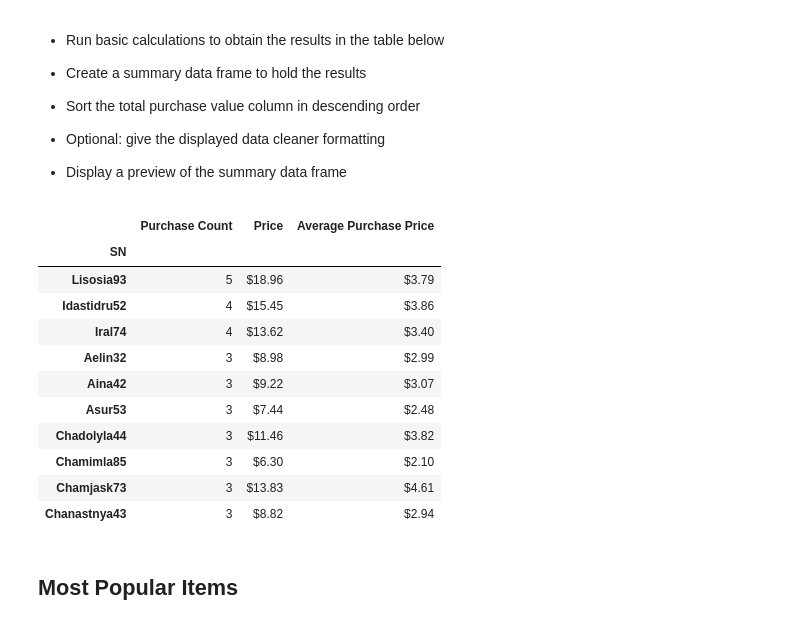
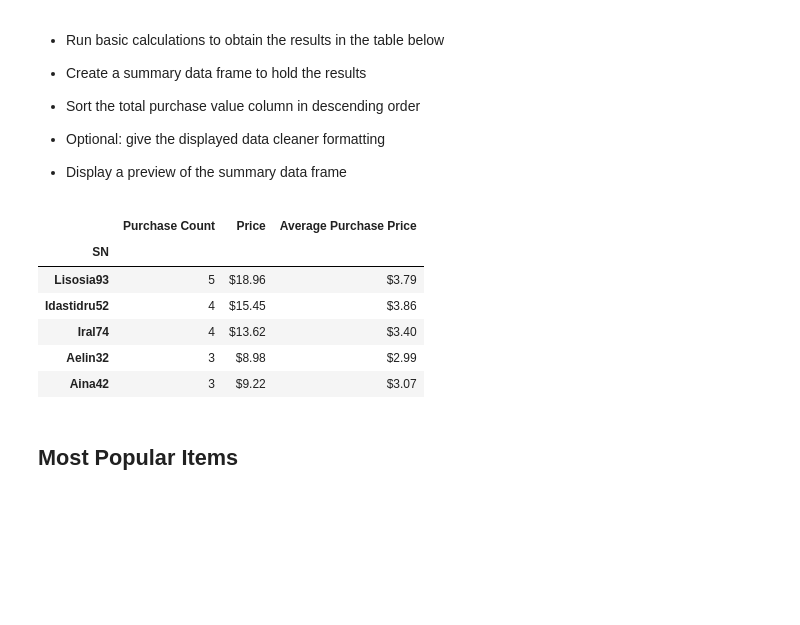
Before and after one commit to SWL-DEV/UCI-Data-Analystics-HW, a Jupyter notebook: pandas-challenge/HeroesOfPymoli/HeroesOfPymoli_starter.ipynb, the cells around one changed output. Drawn from its saved outputs; the diff is of its cells as text; code cells hidden in the pictures; blank space fills up the shorter version.

```diff
--- a/pandas-challenge/HeroesOfPymoli/HeroesOfPymoli_starter.ipynb
+++ b/pandas-challenge/HeroesOfPymoli/HeroesOfPymoli_starter.ipynb
@@ -181,7 +181,7 @@ print(purchase_updated["Age"].min())
 45
 7
 # %%
-age_bin = [0, 10, 14, 19, 24, 29, 34, 39, 150]
+age_bin = [0, 9, 14, 19, 24, 29, 34, 39, 150]
 age_labels = ["< 10", "10-14", "15-19", "20-24", "25-29", "30-34", "35-39","40+"]
 
 pd.cut(purchase_updated["Age"], age_bin, labels = age_labels).head()
@@ -282,31 +275,26 @@ dtype: object
 
 * Display a preview of the summary data frame
 # %%
-purchase_data.groupby(['SN']).count()
-spenders_sorted = spenders.nlargest(10, ['Purchase ID'])
+spenders = purchase_data.groupby(['SN']).count()
+spenders_sorted = spenders.nlargest(5, ['Purchase ID'])
 top_spenders = spenders_sorted["Purchase ID"]
 total_spending = purchase_data.groupby(['SN']).sum()[['Price']]
 spenders_df = pd.merge(top_spenders, total_spending, on = "SN", how = "inner")
 spenders_df = spenders_df.rename(columns = {"Purchase ID" : "Purchase Count"})
 spenders_df["Average Purchase Price"] = spenders_df["Price"] / spenders_df["Purchase Count"]
 
 spenders_df["Price"] = spenders_df["Price"].astype(float).map("${:,.2f}".format)
 spenders_df["Average Purchase Price"] = spenders_df["Average Purchase Price"].astype(float).map("${:,.2f}".format)
 
 spenders_df
 # %% [output]
 |  | Purchase Count | Price | Average Purchase Price |
 | SN |  |  |  |
 | Lisosia93 | 5 | $18.96 | $3.79 |
 | Idastidru52 | 4 | $15.45 | $3.86 |
 | Iral74 | 4 | $13.62 | $3.40 |
 | Aelin32 | 3 | $8.98 | $2.99 |
 | Aina42 | 3 | $9.22 | $3.07 |
-| Asur53 | 3 | $7.44 | $2.48 |
-| Chadolyla44 | 3 | $11.46 | $3.82 |
-| Chamimla85 | 3 | $6.30 | $2.10 |
-| Chamjask73 | 3 | $13.83 | $4.61 |
-| Chanastnya43 | 3 | $8.82 | $2.94 |
 # %% [markdown]
 ## Most Popular Items
 # %% [markdown]
```
Also changed, not shown: parts of 6 cells of this notebook.
